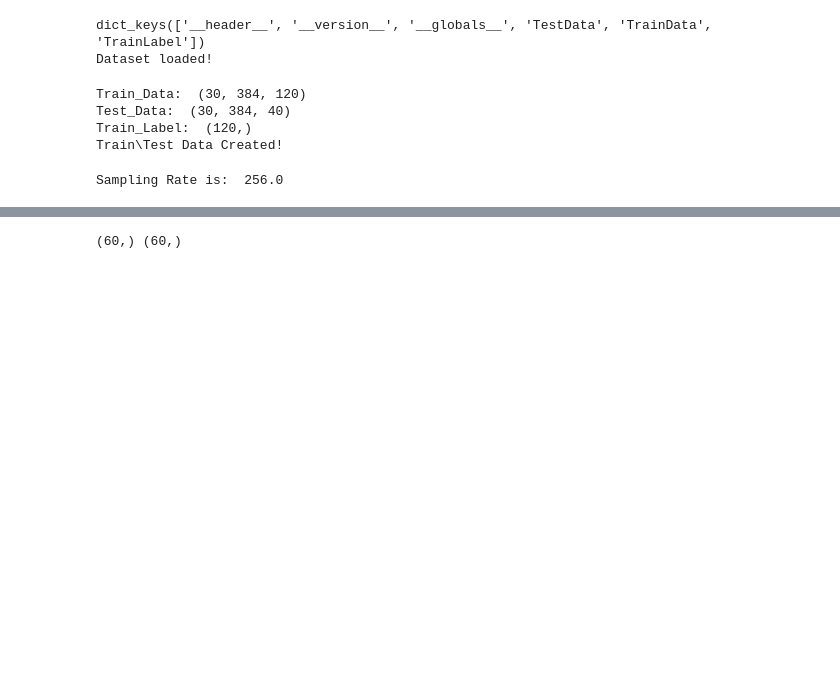
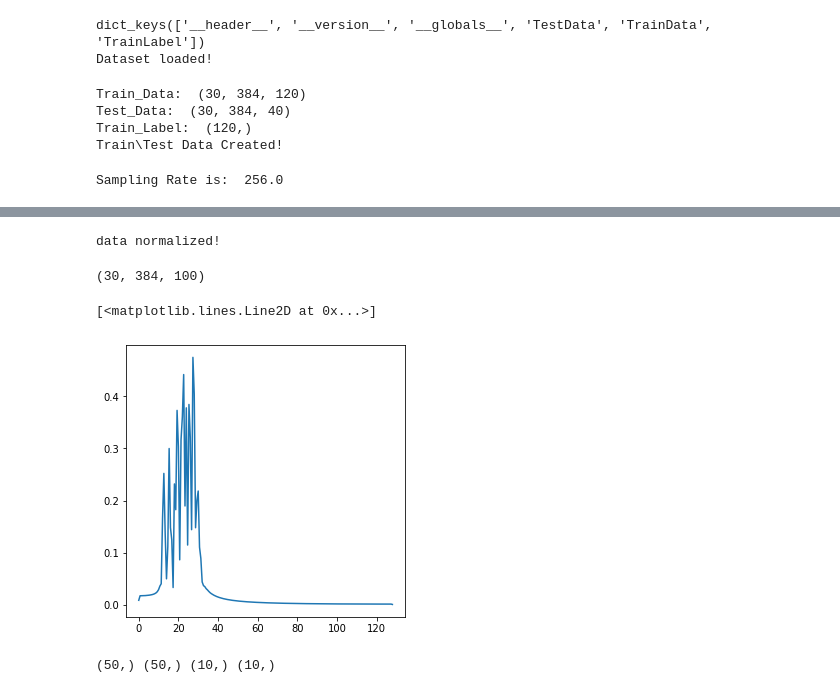
Before and after one commit to ARMINPAN/EEG-Classification-Task, a Jupyter notebook: CI_Project.ipynb, the cells around one changed output, grey strips where cells are left out. Drawn from its saved outputs; the diff is of its cells as text; code cells hidden in the pictures; blank space fills up the shorter version.

```diff
--- a/CI_Project.ipynb
+++ b/CI_Project.ipynb
@@ -57,3 +61,12 @@ Fs = Train_Data.shape[1]/Trial_Time
 print('Sampling Rate is: ',Fs)
 # %% [output]
 Sampling Rate is:  256.0
+# %%
+# different frequency bands in Hz
+Delta_freq = [0.5, 3]
+Theta_freq = [4, 7]
+Alpha_freq = [8, 12]
+betha_freq = [12, 30]
+Gamma_freq = [30, 100]
+
+selected_frequency_band = betha_freq
@@ -60,3 +92,33 @@ Sampling Rate is:  256.0
+# %%
+# normalize data
+amp_norm = np.max(Train_Data, axis=(1,2))
+std_norm = np.std(Train_Data, axis=(1,2))
+
+for i in range(Train_Data.shape[0]):
+  Train_Data[i,:,:] = (Train_Data[i,:,:] - amp_norm[i])/std_norm[i]
+  Val_data[i,:,:] = (Val_data[i,:,:] - amp_norm[i])/std_norm[i]
+
+print('data normalized!')
+# %% [output]
+data normalized!
+# %%
+# Export different bands of data
+
+# design a bandpass filter
+order = 20
+sos = signal.butter(order, selected_frequency_band, btype='bandpass', fs=Fs, output='sos')
+
+# filter the data in time dimension
+Train_Data_filtered = signal.sosfilt(sos, Train_Data, axis=1)
+Test_Data_filtered = signal.sosfilt(sos, Test_Data, axis=1)
+Val_Data_filtered = signal.sosfilt(sos, Val_data, axis=1)
+
+
+# select unfiltered or filtered data
+selected_Data = Train_Data_filtered
+print(selected_Data.shape)
+# %% [output]
+(30, 384, 100)
 # %%
 ############################################ Calculate Different Features for Each Channel ############################################
 # %%
@@ -197,11 +357,24 @@ def mean_freq_Feature(data, Fs):
+# %%
+############################################ Averaged FFT over all trials and channels ############################################
+f, fffft = fft_calculator(Train_Data_filtered[1,:,1], Fs)
+
+
+fig, ax = plt.subplots(1,1,figsize=(5,5))
+ax.plot(f, fffft)
+# %% [output]
+[<matplotlib.lines.Line2D at 0x...>]
+[figure, added]
 # %%
 ############################################ Apply the Feature Functions on Training Data ############################################
 # %%
 # get trial numbers of two classes
-class1_trialnum = np.squeeze(np.asarray(np.where(np.squeeze(Train_Label) == 1)))
-class2_trialnum = np.squeeze(np.asarray(np.where(np.squeeze(Train_Label) == 2)))
+class1_trialnum = np.squeeze(np.asarray(np.where(np.squeeze(Train_Label) == 0)))
+class2_trialnum = np.squeeze(np.asarray(np.where(np.squeeze(Train_Label) == 1)))
 
-print(class1_trialnum.shape, class2_trialnum.shape)
+class1_trialnum_val = np.squeeze(np.asarray(np.where(np.squeeze(Val_Label) == 0)))
+class2_trialnum_val = np.squeeze(np.asarray(np.where(np.squeeze(Val_Label) == 1)))
+
+print(class1_trialnum.shape, class2_trialnum.shape, class1_trialnum_val.shape, class2_trialnum_val.shape)
 # %% [output]
-(60,) (60,)
+(50,) (50,) (10,) (10,)
 # %%
```
Also changed, not shown: parts of 29 cells of this notebook.
